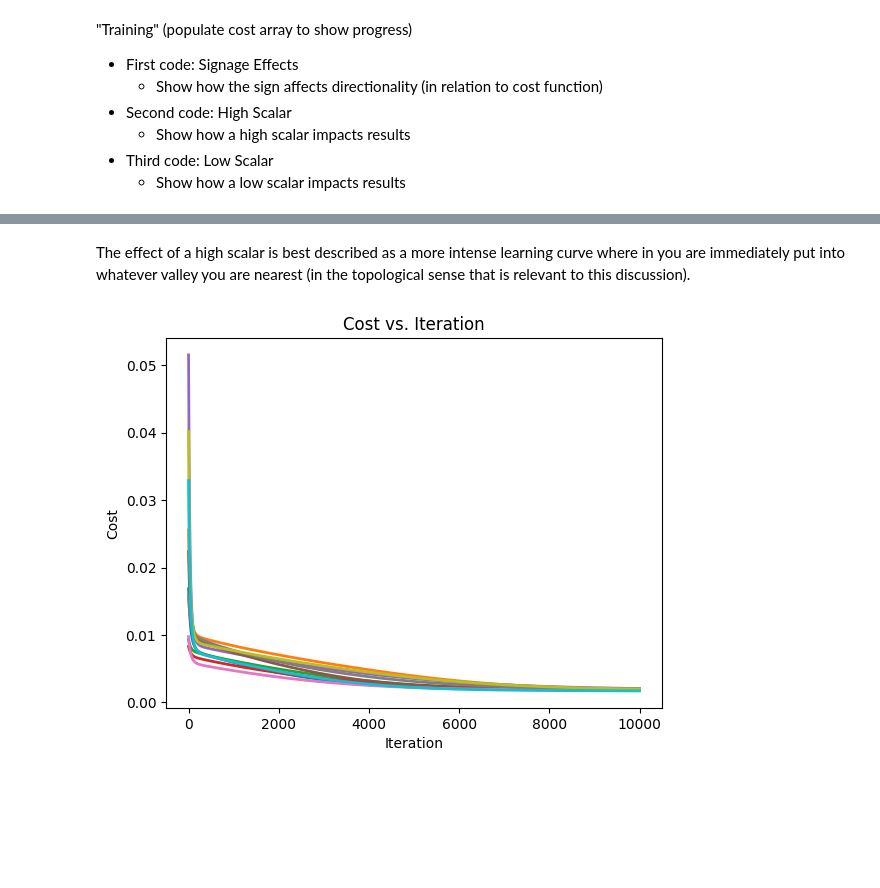
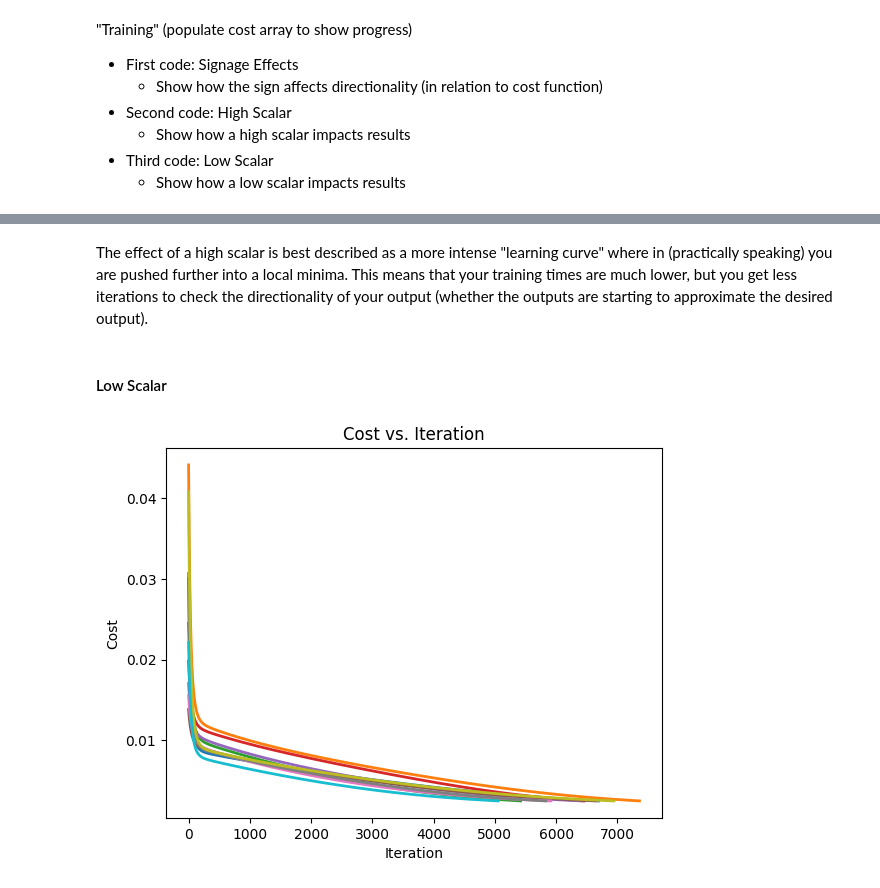
Before and after one commit to Saccadence/CogSci-131, a Jupyter notebook: Assignment 1/Assignment 1.ipynb, the cells around one changed output, grey strips where cells are left out. Saved outputs shown, nothing was run; the diff lists cells and outputs as text; code cells hidden in the pictures; blank space fills up the shorter version.

Commit message:
Accuracy and Gradient Checking functions | Plot extremes

```diff
--- a/Assignment 1/Assignment 1.ipynb
+++ b/Assignment 1/Assignment 1.ipynb
@@ -125,9 +125,9 @@ class Neural_Network(object):
         dJdW1, dJdW2 = self.costFunctionPrime(X, y)
         return np.concatenate((dJdW1.ravel(), dJdW2.ravel()))
 
-    def computeNumericalGradient(N, X, y):
-        paramsInitial = N.getParams().ravel()
-        numgrad = np.zeros(paramsInitial.shape)  #
+    def computeNumericalGradient(self, X, y):
+        paramsInitial = self.getParams().ravel()
+        numgrad = np.zeros(paramsInitial.shape)  # (Input annotations)
         perturb = np.zeros(paramsInitial.shape)
         e = 1e-4
 
@@ -135,11 +135,11 @@ class Neural_Network(object):
             # Set perturbation vector
             perturb[p] = e
 
-            N.setParams(paramsInitial + perturb)
-            loss2 = N.costFunction(X, y)
+            self.setParams(paramsInitial + perturb)
+            loss2 = self.costFunction(X, y)
 
-            N.setParams(paramsInitial - perturb)
-            loss1 = N.costFunction(X, y)
+            self.setParams(paramsInitial - perturb)
+            loss1 = self.costFunction(X, y)
 
             # Compute Numerical Gradient using perturbations to extract slope at some point
             numgrad[p] = (loss2 - loss1) / (2*e)
@@ -148,9 +148,21 @@ class Neural_Network(object):
             perturb[p] = 0.0
 
         # Return Params to original values
-        N.setParams(paramsInitial)
+        self.setParams(paramsInitial)
 
         return numgrad  # Collection of numerical gradients for whole Neural Net
+
+    def checkGradients(self, X, y):
+        # Compare Analytical vs. Numerical gradients (for debugging backprop)
+        return self.computeGradients(X, y) - self.computeNumericalGradient(X, y)
+
+    def computeAccuracy(self, X, y):
+        # Compute predictions
+        yHat = self.forward(X)
+
+        # Calculate Mean Square Error (MSE)
+        mse = np.mean((y - yHat)**2) # (y - yHat)^2 to remove negative values
+        return mse
 # %% [markdown]
 ### Values of Vars in NN
 # %% [markdown]
@@ -210,16 +226,20 @@ Intuitively, this makes sense as you are navigating a gradient that is a represe
 # %%
 NN = Neural_Network()
 costs = []
+accuracies = []
 scalar = 1
 for _ in range(10):
     NN = Neural_Network()
     cost = []
-    for _ in range(1000):
+    minima = 1
+    while minima > 0.0025:
         dJdW1,dJdW2 = NN.costFunctionPrime(X, y)
         NN.W1 = NN.W1 - scalar*dJdW1
         NN.W2 = NN.W2 - scalar*dJdW2
         cost.append(NN.costFunction(X,y))
+        minima = cost[-1]
     costs.append(cost)
+    accuracies.append(NN.computeAccuracy(X, y))
 
 NN.plot(costs)
 # %% [output]
@@ -227,19 +266,25 @@ NN.plot(costs)
 # %% [markdown]
-The effect of a high scalar is best described as a more intense learning curve where in you are immediately put into whatever valley you are nearest (in the topological sense that is relevant to this discussion).
+The effect of a high scalar is best described as a more intense "learning curve" where in (practically speaking) you are pushed further into a local minima. This means that your training times are much lower, but you get less iterations to check the directionality of your output (whether the outputs are starting to approximate the desired output).
+# %% [markdown]
+#### Low Scalar
 # %%
 NN = Neural_Network()
 costs = []
+accuracies = []
 scalar = 0.1
 for _ in range(10):
     NN = Neural_Network()
     cost = []
-    for _ in range(1000):
+    minima = 1
+    while minima > 0.0025:
         dJdW1,dJdW2 = NN.costFunctionPrime(X, y)
         NN.W1 = NN.W1 - scalar*dJdW1
         NN.W2 = NN.W2 - scalar*dJdW2
         cost.append(NN.costFunction(X,y))
+        minima = cost[-1]
     costs.append(cost)
+    accuracies.append(NN.computeAccuracy(X, y))
 
 NN.plot(costs)
 # %% [output]
-[figure, old version]
+[figure, new version]
```
Also changed, not shown: parts of 12 cells of this notebook, 2 other files.
